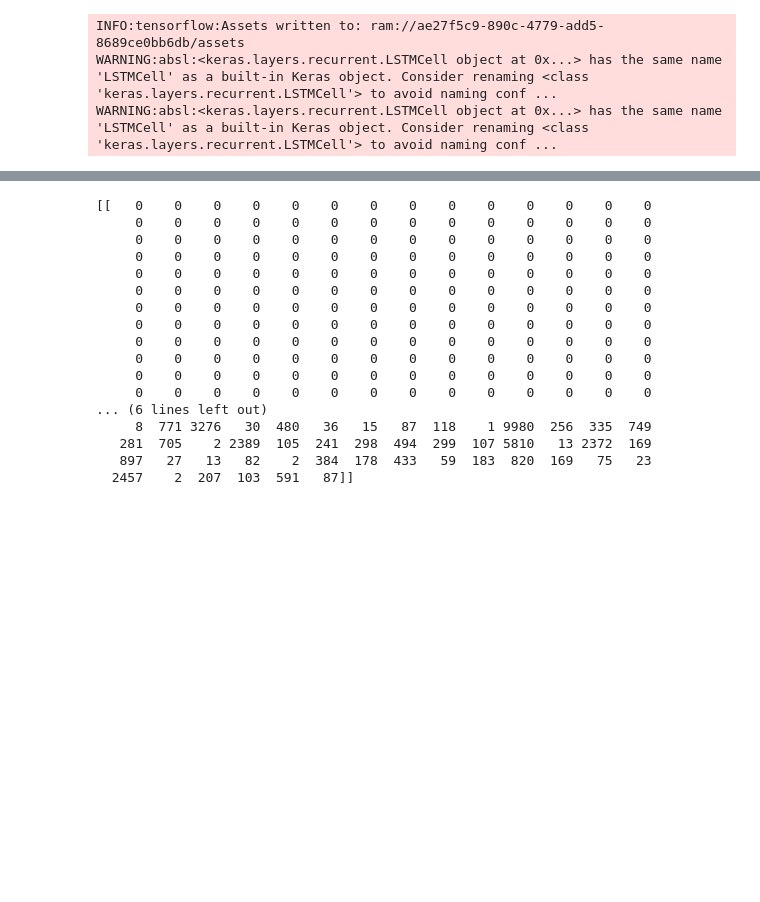
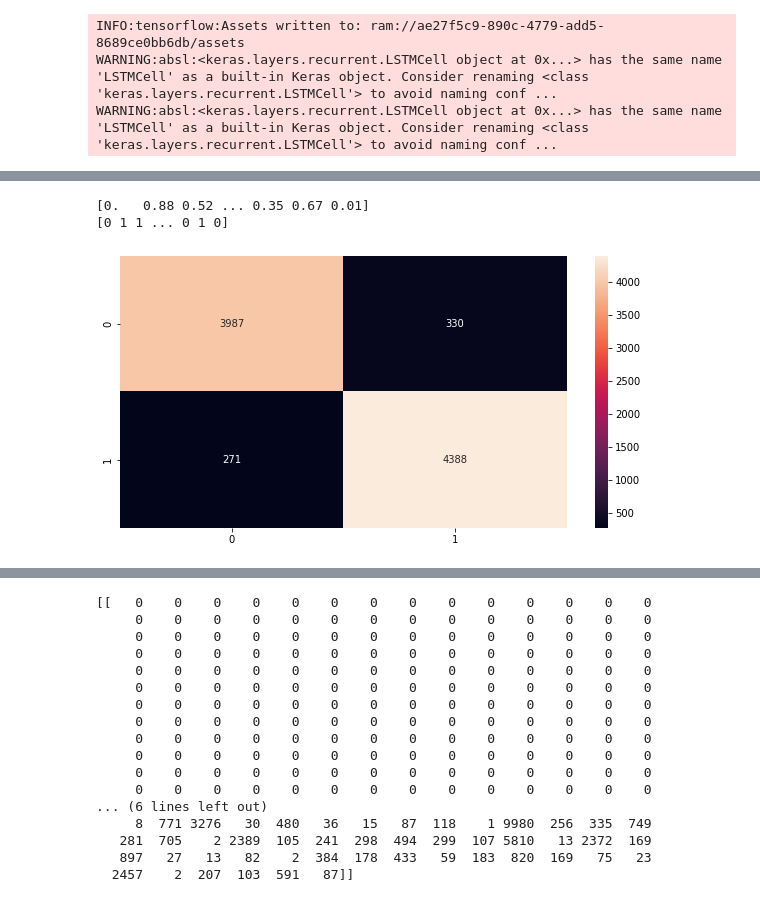
Before and after one commit to iamrosan/Fake-News-Detection-UsingMachineLearning, a Jupyter notebook: lstm_keras.ipynb, the cells around one changed output, grey strips where cells are left out. Drawn from its saved outputs; the diff is of its cells as text; code cells hidden in the pictures; blank space fills up the shorter version.

Commit message:
2nd model

```diff
--- a/lstm_keras.ipynb
+++ b/lstm_keras.ipynb
@@ -523,3 +530,3 @@ weighted avg       0.49      0.50      0.48     14810
 # %%
-# tokenized_test = tokenizer.texts_to_sequences(X_test)
-# X_test = sequence.pad_sequences(tokenized_test, maxlen=max_len)
+tokenized_test = tokenizer.texts_to_sequences(X_test)
+X_test = sequence.pad_sequences(tokenized_test, maxlen=max_len)
@@ -606,5 +613,28 @@ Test results - Loss: 0.12960173189640045 - Accuracy: 95.4901933670044%
 # %%
 # load saved model
-# import pickle
-# with open('/content/drive/MyDrive/model.pkl' , 'rb') as f:
-#     lr = pickle.load(f)
+import pickle
+with open('/content/drive/MyDrive/model1.pkl' , 'rb') as f:
+    lr = pickle.load(f)
+# %%
+# Predicting from test dataset
+y_pred1=lr.predict(X_test)
+# %%
+p_pred = y_pred1.flatten()
+print(p_pred.round(2))
+# [1. 0.01 0.91 0.87 0.06 0.95 0.24 0.58 0.78 ...
+
+# extract the predicted class labels
+y_pred = np.where(p_pred > 0.5, 1, 0)
+print(y_pred)
+# %% [output]
+[0.   0.88 0.52 ... 0.35 0.67 0.01]
+[0 1 1 ... 0 1 0]
+# %%
+#Confusion matrix
+from sklearn.metrics import confusion_matrix
+# cm = metrics.confusion_matrix(y_test, y_pred)
+
+cm = confusion_matrix(y_test, y_pred)
+f = sns.heatmap(cm, annot=True, fmt='d')
+# %% [output]
+[figure, added]
```
Also changed, not shown: parts of 10 cells of this notebook.
